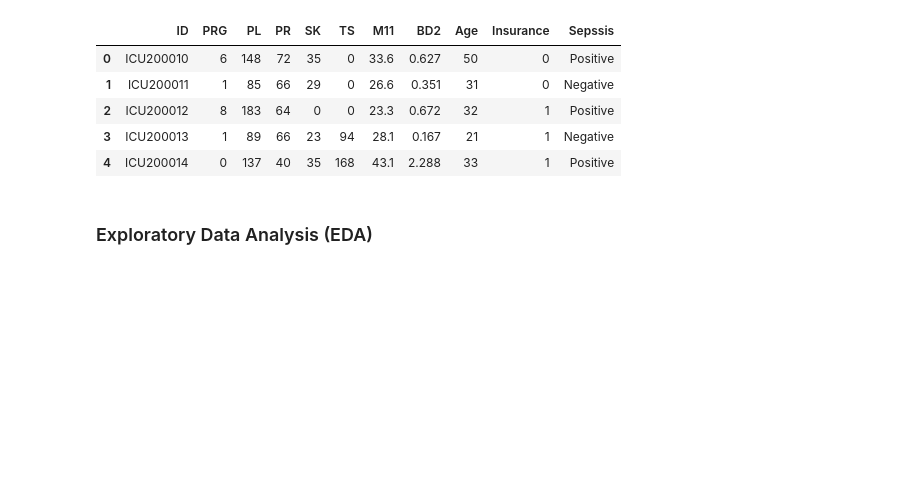
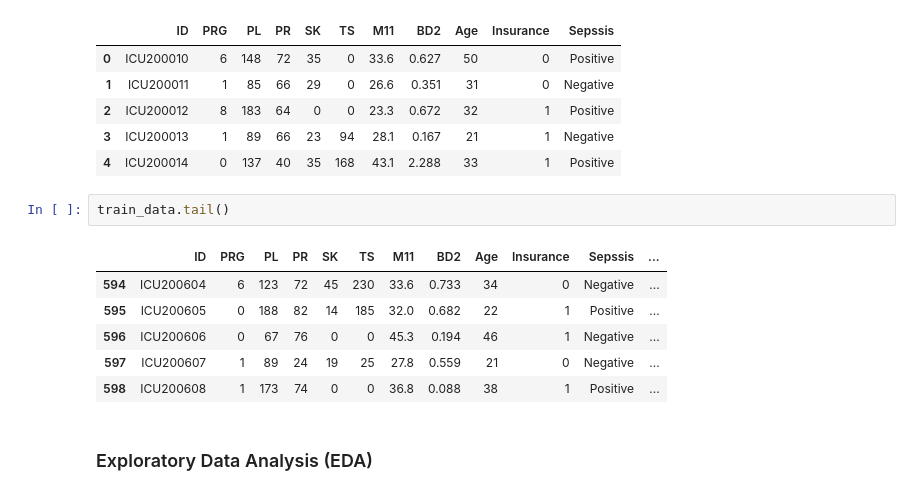
Before and after one commit to pk-aduyaw/Sepsis-Detection-using-ML-API, a Jupyter notebook: dev/sepsis_project.ipynb, the cells around one changed output. Drawn from its saved outputs; the diff is of its cells as text; blank space fills up the shorter version.

```diff
--- a/dev/sepsis_project.ipynb
+++ b/dev/sepsis_project.ipynb
@@ -95,6 +95,15 @@ train_data.head()
 | 2 | ICU200012 | 8 | 183 | 64 | 0 | 0 | 23.3 | 0.672 | 32 | 1 | Positive |
 | 3 | ICU200013 | 1 | 89 | 66 | 23 | 94 | 28.1 | 0.167 | 21 | 1 | Negative |
 | 4 | ICU200014 | 0 | 137 | 40 | 35 | 168 | 43.1 | 2.288 | 33 | 1 | Positive |
+# %%
+train_data.tail()
+# %% [output]
+|  | ID | PRG | PL | PR | SK | TS | M11 | BD2 | Age | Insurance | Sepssis | ... |
+| 594 | ICU200604 | 6 | 123 | 72 | 45 | 230 | 33.6 | 0.733 | 34 | 0 | Negative | ... |
+| 595 | ICU200605 | 0 | 188 | 82 | 14 | 185 | 32.0 | 0.682 | 22 | 1 | Positive | ... |
+| 596 | ICU200606 | 0 | 67 | 76 | 0 | 0 | 45.3 | 0.194 | 46 | 1 | Negative | ... |
+| 597 | ICU200607 | 1 | 89 | 24 | 19 | 25 | 27.8 | 0.559 | 21 | 0 | Negative | ... |
+| 598 | ICU200608 | 1 | 173 | 74 | 0 | 0 | 36.8 | 0.088 | 38 | 1 | Positive | ... |
 # %% [markdown]
 ### Exploratory Data Analysis (EDA)
 # %%
```
Also changed, not shown: parts of 8 cells of this notebook, 5 other files.
